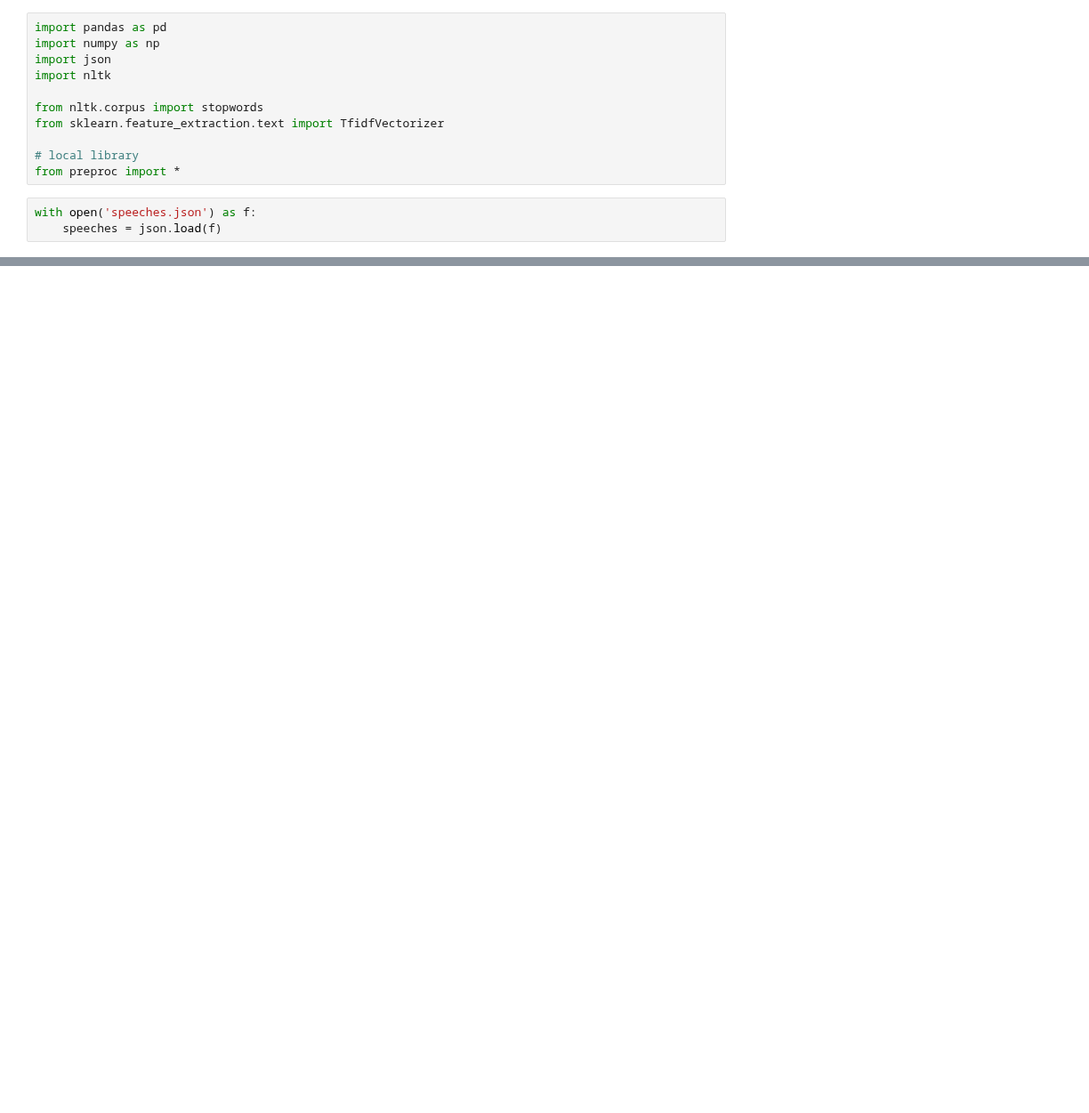
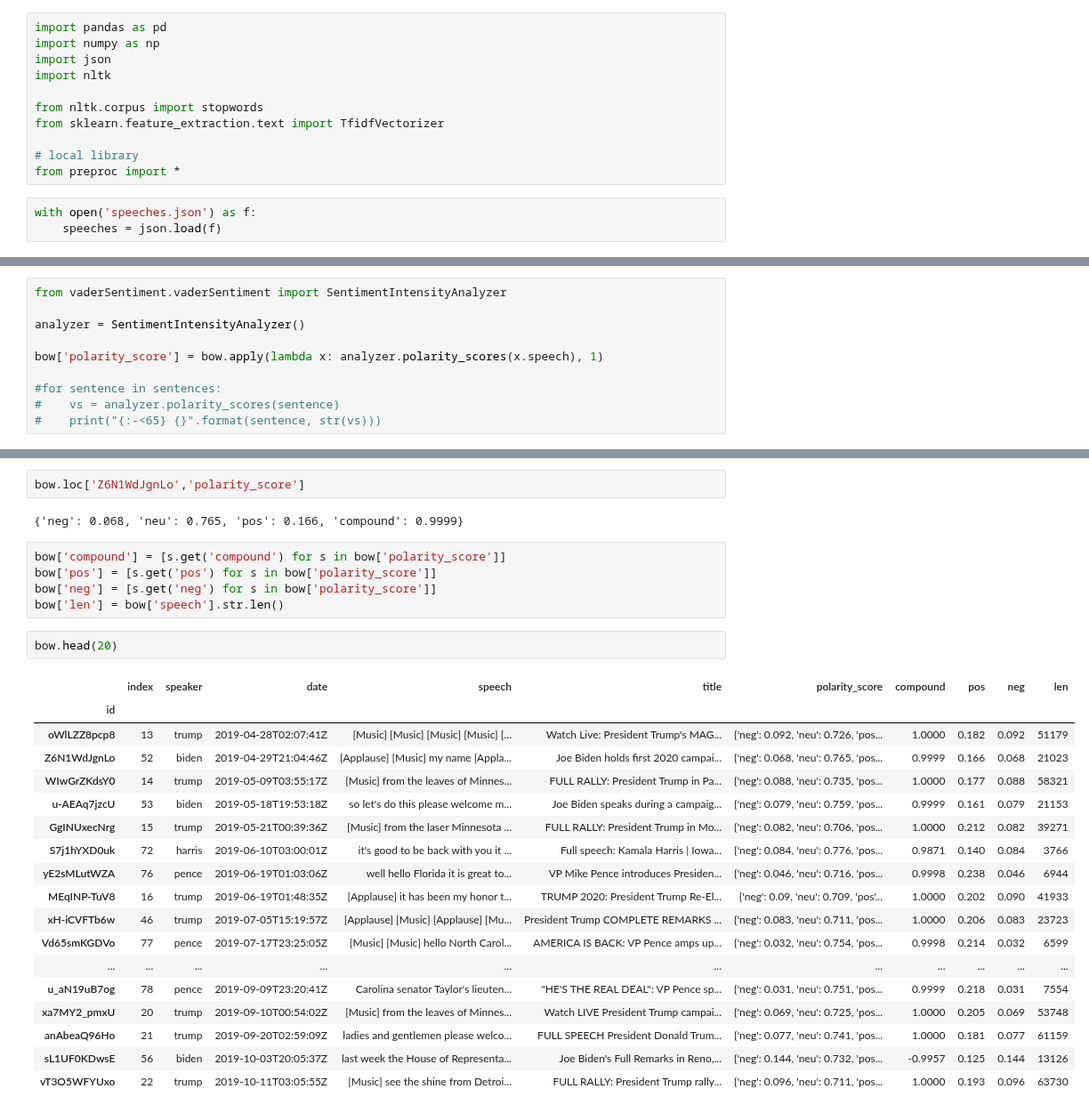
Before and after one commit to kfinity/capstone-speeches, a Jupyter notebook: sklearn_basic.ipynb, the cells around one changed output, grey strips where cells are left out. Shown at 89% size. Saved outputs shown, nothing was run; the diff lists cells and outputs as text; blank space fills up the shorter version.

```diff
--- a/sklearn_basic.ipynb
+++ b/sklearn_basic.ipynb
@@ -44,0 +91,10 @@ tfidf.shape
+# %%
+from vaderSentiment.vaderSentiment import SentimentIntensityAnalyzer
+
+analyzer = SentimentIntensityAnalyzer()
+
+bow['polarity_score'] = bow.apply(lambda x: analyzer.polarity_scores(x.speech), 1)
+
+#for sentence in sentences:
+#    vs = analyzer.polarity_scores(sentence)
+#    print("{:-<65} {}".format(sentence, str(vs)))
@@ -44,0 +118,30 @@ tfidf.shape
+# %%
+bow.loc['Z6N1WdJgnLo','polarity_score']
+# %% [output]
+{'neg': 0.068, 'neu': 0.765, 'pos': 0.166, 'compound': 0.9999}
+# %%
+bow['compound'] = [s.get('compound') for s in bow['polarity_score']]
+bow['pos'] = [s.get('pos') for s in bow['polarity_score']]
+bow['neg'] = [s.get('neg') for s in bow['polarity_score']]
+bow['len'] = bow['speech'].str.len()
+# %%
+bow.head(20)
+# %% [output]
+|  | index | speaker | date | speech | title | polarity_score | compound | pos | neg | len |
+| id |  |  |  |  |  |  |  |  |  |  |
+| oWlLZZ8pcp8 | 13 | trump | 2019-04-28T02:07:41Z | [Music] [Music] [Music] [Music] [... | Watch Live: President Trump's MAG... | {'neg': 0.092, 'neu': 0.726, 'pos... | 1.0000 | 0.182 | 0.092 | 51179 |
+| Z6N1WdJgnLo | 52 | biden | 2019-04-29T21:04:46Z | [Applause] [Music] my name [Appla... | Joe Biden holds first 2020 campai... | {'neg': 0.068, 'neu': 0.765, 'pos... | 0.9999 | 0.166 | 0.068 | 21023 |
+| WIwGrZKdsY0 | 14 | trump | 2019-05-09T03:55:17Z | [Music] from the leaves of Minnes... | FULL RALLY: President Trump in Pa... | {'neg': 0.088, 'neu': 0.735, 'pos... | 1.0000 | 0.177 | 0.088 | 58321 |
+| u-AEAq7jzcU | 53 | biden | 2019-05-18T19:53:18Z | so let's do this please welcome m... | Joe Biden speaks during a campaig... | {'neg': 0.079, 'neu': 0.759, 'pos... | 0.9999 | 0.161 | 0.079 | 21153 |
+| GgINUxecNrg | 15 | trump | 2019-05-21T00:39:36Z | [Music] from the laser Minnesota ... | FULL RALLY: President Trump in Mo... | {'neg': 0.082, 'neu': 0.706, 'pos... | 1.0000 | 0.212 | 0.082 | 39271 |
+| S7j1hYXD0uk | 72 | harris | 2019-06-10T03:00:01Z | it's good to be back with you it ... | Full speech: Kamala Harris | Iowa... | {'neg': 0.084, 'neu': 0.776, 'pos... | 0.9871 | 0.140 | 0.084 | 3766 |
+| yE2sMLutWZA | 76 | pence | 2019-06-19T01:03:06Z | well hello Florida it is great to... | VP Mike Pence introduces Presiden... | {'neg': 0.046, 'neu': 0.716, 'pos... | 0.9998 | 0.238 | 0.046 | 6944 |
+| MEqINP-TuV8 | 16 | trump | 2019-06-19T01:48:35Z | [Applause] it has been my honor t... | TRUMP 2020: President Trump Re-El... | {'neg': 0.09, 'neu': 0.709, 'pos'... | 1.0000 | 0.202 | 0.090 | 41933 |
+| xH-iCVFTb6w | 46 | trump | 2019-07-05T15:19:57Z | [Applause] [Music] [Applause] [Mu... | President Trump COMPLETE REMARKS ... | {'neg': 0.083, 'neu': 0.711, 'pos... | 1.0000 | 0.206 | 0.083 | 23723 |
+| Vd65smKGDVo | 77 | pence | 2019-07-17T23:25:05Z | [Music] [Music] hello North Carol... | AMERICA IS BACK: VP Pence amps up... | {'neg': 0.032, 'neu': 0.754, 'pos... | 0.9998 | 0.214 | 0.032 | 6599 |
+| ... | ... | ... | ... | ... | ... | ... | ... | ... | ... | ... |
+| u_aN19uB7og | 78 | pence | 2019-09-09T23:20:41Z | Carolina senator Taylor's lieuten... | "HE'S THE REAL DEAL": VP Pence sp... | {'neg': 0.031, 'neu': 0.751, 'pos... | 0.9999 | 0.218 | 0.031 | 7554 |
+| xa7MY2_pmxU | 20 | trump | 2019-09-10T00:54:02Z | [Music] from the leaves of Minnes... | Watch LIVE President Trump campai... | {'neg': 0.069, 'neu': 0.725, 'pos... | 1.0000 | 0.205 | 0.069 | 53748 |
+| anAbeaQ96Ho | 21 | trump | 2019-09-20T02:59:09Z | ladies and gentlemen please welco... | FULL SPEECH President Donald Trum... | {'neg': 0.077, 'neu': 0.741, 'pos... | 1.0000 | 0.181 | 0.077 | 61159 |
+| sL1UF0KDwsE | 56 | biden | 2019-10-03T20:05:37Z | last week the House of Representa... | Joe Biden's Full Remarks in Reno,... | {'neg': 0.144, 'neu': 0.732, 'pos... | -0.9957 | 0.125 | 0.144 | 13126 |
+| vT3O5WFYUxo | 22 | trump | 2019-10-11T03:05:55Z | [Music] see the shine from Detroi... | FULL RALLY: President Trump rally... | {'neg': 0.096, 'neu': 0.711, 'pos... | 1.0000 | 0.193 | 0.096 | 63730 |
```
Also changed, not shown: parts of 19 cells of this notebook, 2 other files.
